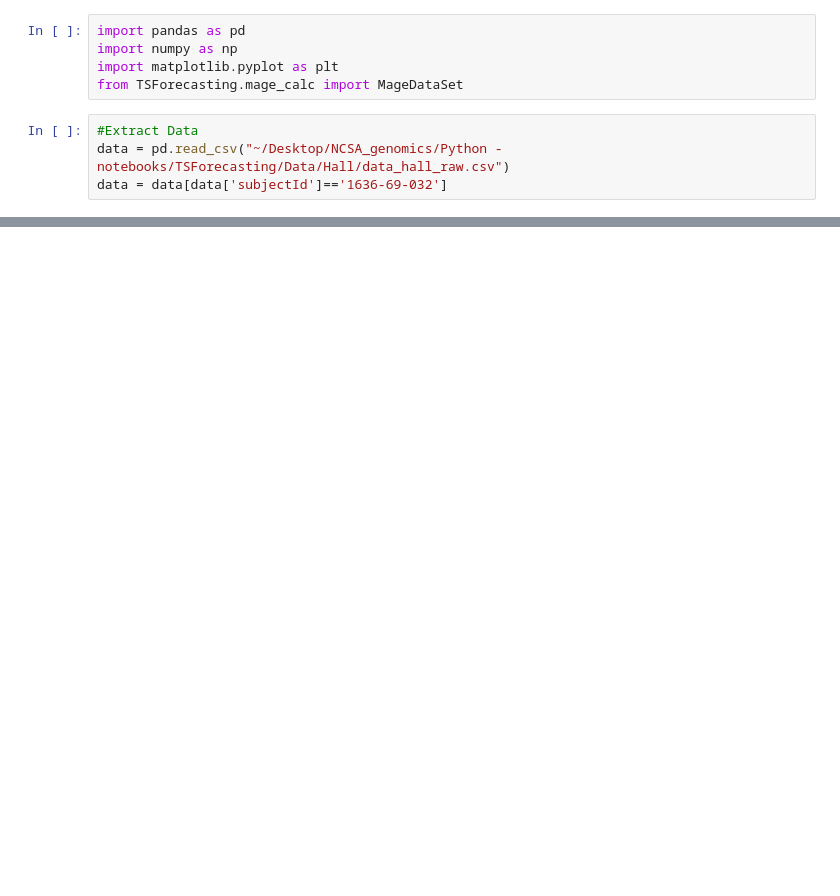
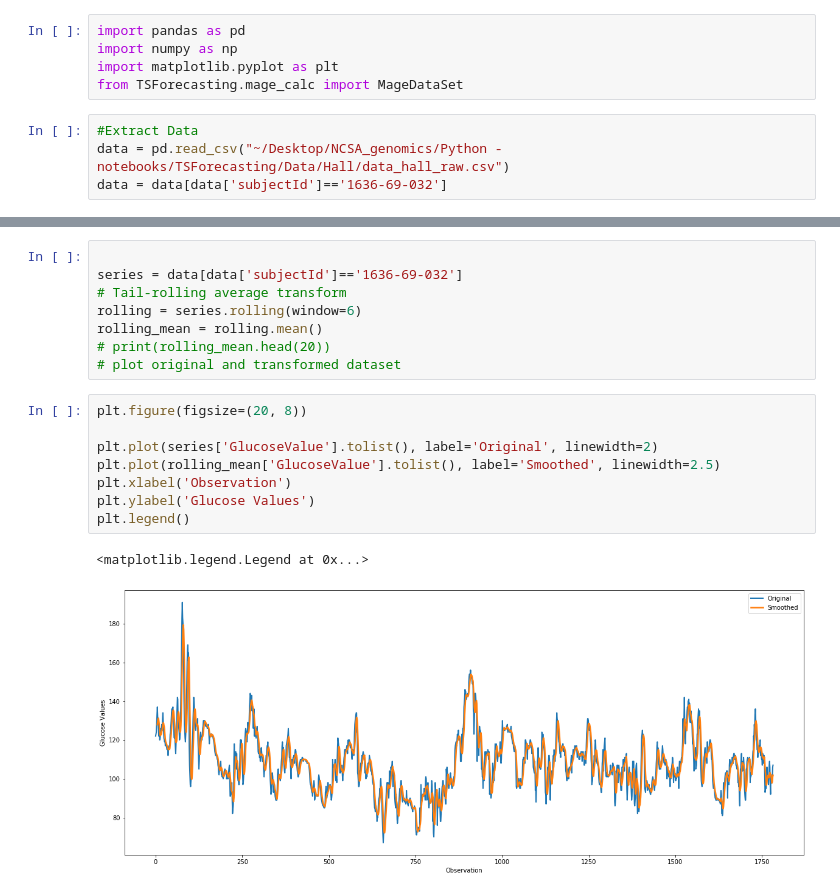
Before and after one commit to snehG0205/NCSA_genomics, a Jupyter notebook: Python - notebooks/MAGE tester.ipynb, the cells around one changed output, grey strips where cells are left out. Drawn from its saved outputs; the diff is of its cells as text; blank space fills up the shorter version.

```diff
--- a/Python - notebooks/MAGE tester.ipynb
+++ b/Python - notebooks/MAGE tester.ipynb
@@ -29,0 +45,19 @@ print(k)
+# %%
+
+series = data[data['subjectId']=='1636-69-032']
+# Tail-rolling average transform
+rolling = series.rolling(window=6)
+rolling_mean = rolling.mean()
+# print(rolling_mean.head(20))
+# plot original and transformed dataset
+# %%
+plt.figure(figsize=(20, 8))
+
+plt.plot(series['GlucoseValue'].tolist(), label='Original', linewidth=2)
+plt.plot(rolling_mean['GlucoseValue'].tolist(), label='Smoothed', linewidth=2.5)
+plt.xlabel('Observation')
+plt.ylabel('Glucose Values')
+plt.legend()
+# %% [output]
+<matplotlib.legend.Legend at 0x...>
+[figure, added]
```
Also changed, not shown: parts of 5 cells of this notebook, 4 other files.
